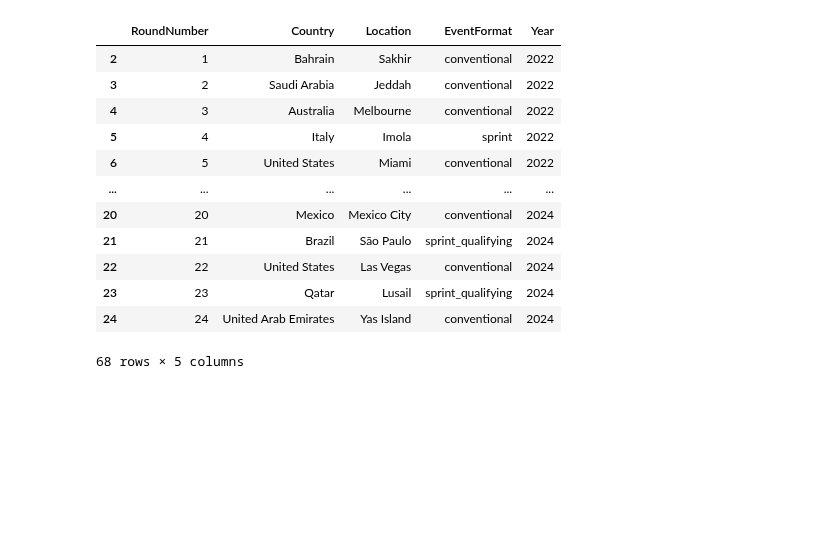
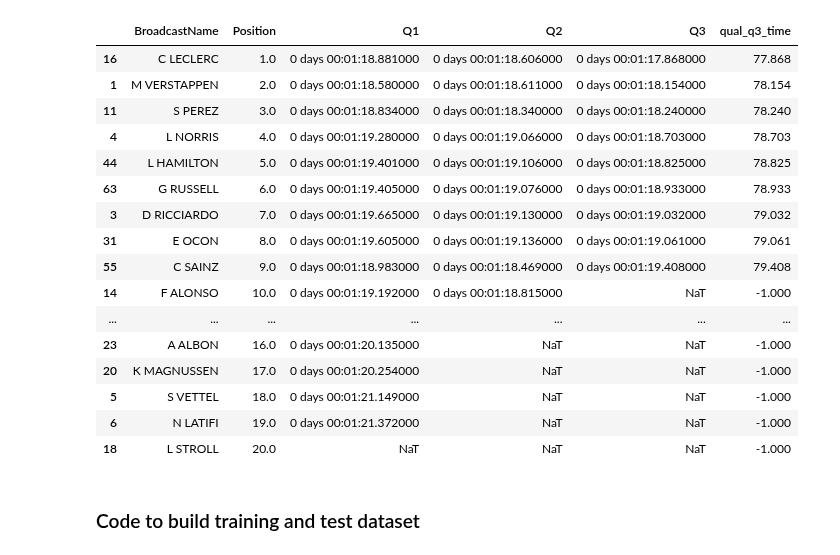
Before and after one commit to rohank36/f1, a Jupyter notebook: data.ipynb, the cells around one changed output. Drawn from its saved outputs; the diff is of its cells as text; code cells hidden in the pictures; blank space fills up the shorter version.

```diff
--- a/data.ipynb
+++ b/data.ipynb
@@ -4,0 +7,7 @@ import time
+# %%
+year = 2022
+round_num = 3
+qual = fastf1.get_session(year,round_num,'Q')
+qual.load(telemetry=False, laps=False, weather=False)
+race = fastf1.get_session(year,round_num,'R')
+race.load(telemetry=False, laps=False, weather=False)
@@ -5,2 +59,30 @@ import time
+# %%
+# for feature: qual_q3_time per qual
+qual_q3_results = qual.results.loc[:,["BroadcastName","Position","Q1","Q2","Q3"]]
+qual_q3_results["qual_q3_time"] = qual_q3_results["Q3"] / pd.Timedelta(seconds=1) # standardizing the time into seconds
+# leave to feature engineering step to standardize per race
+columns_to_fill = ["qual_q3_time"]
+qual_q3_results[columns_to_fill] = qual_q3_results[columns_to_fill].fillna(-1)
+qual_q3_results
+# %% [output]
+|  | BroadcastName | Position | Q1 | Q2 | Q3 | qual_q3_time |
+| 16 | C LECLERC | 1.0 | 0 days 00:01:18.881000 | 0 days 00:01:18.606000 | 0 days 00:01:17.868000 | 77.868 |
+| 1 | M VERSTAPPEN | 2.0 | 0 days 00:01:18.580000 | 0 days 00:01:18.611000 | 0 days 00:01:18.154000 | 78.154 |
+| 11 | S PEREZ | 3.0 | 0 days 00:01:18.834000 | 0 days 00:01:18.340000 | 0 days 00:01:18.240000 | 78.240 |
+| 4 | L NORRIS | 4.0 | 0 days 00:01:19.280000 | 0 days 00:01:19.066000 | 0 days 00:01:18.703000 | 78.703 |
+| 44 | L HAMILTON | 5.0 | 0 days 00:01:19.401000 | 0 days 00:01:19.106000 | 0 days 00:01:18.825000 | 78.825 |
+| 63 | G RUSSELL | 6.0 | 0 days 00:01:19.405000 | 0 days 00:01:19.076000 | 0 days 00:01:18.933000 | 78.933 |
+| 3 | D RICCIARDO | 7.0 | 0 days 00:01:19.665000 | 0 days 00:01:19.130000 | 0 days 00:01:19.032000 | 79.032 |
+| 31 | E OCON | 8.0 | 0 days 00:01:19.605000 | 0 days 00:01:19.136000 | 0 days 00:01:19.061000 | 79.061 |
+| 55 | C SAINZ | 9.0 | 0 days 00:01:18.983000 | 0 days 00:01:18.469000 | 0 days 00:01:19.408000 | 79.408 |
+| 14 | F ALONSO | 10.0 | 0 days 00:01:19.192000 | 0 days 00:01:18.815000 | NaT | -1.000 |
+| ... | ... | ... | ... | ... | ... | ... |
+| 23 | A ALBON | 16.0 | 0 days 00:01:20.135000 | NaT | NaT | -1.000 |
+| 20 | K MAGNUSSEN | 17.0 | 0 days 00:01:20.254000 | NaT | NaT | -1.000 |
+| 5 | S VETTEL | 18.0 | 0 days 00:01:21.149000 | NaT | NaT | -1.000 |
+| 6 | N LATIFI | 19.0 | 0 days 00:01:21.372000 | NaT | NaT | -1.000 |
+| 18 | L STROLL | 20.0 | NaT | NaT | NaT | -1.000 |
+# %% [markdown]
+### Code to build training and test dataset
 # %%
 # Get historical data. Doesn't include 2025.
@@ -18,16 +127,0 @@ meetings_df = meetings_df[~condition]
-# %%
-meetings_df
-# %% [output]
-|  | RoundNumber | Country | Location | EventFormat | Year |
-| 2 | 1 | Bahrain | Sakhir | conventional | 2022 |
-| 3 | 2 | Saudi Arabia | Jeddah | conventional | 2022 |
-| 4 | 3 | Australia | Melbourne | conventional | 2022 |
-| 5 | 4 | Italy | Imola | sprint | 2022 |
-| 6 | 5 | United States | Miami | conventional | 2022 |
-| ... | ... | ... | ... | ... | ... |
-| 20 | 20 | Mexico | Mexico City | conventional | 2024 |
-| 21 | 21 | Brazil | São Paulo | sprint_qualifying | 2024 |
-| 22 | 22 | United States | Las Vegas | conventional | 2024 |
-| 23 | 23 | Qatar | Lusail | sprint_qualifying | 2024 |
-| 24 | 24 | United Arab Emirates | Yas Island | conventional | 2024 |
-68 rows × 5 columns
```
Also changed, not shown: parts of 31 cells of this notebook, 19 other files.
